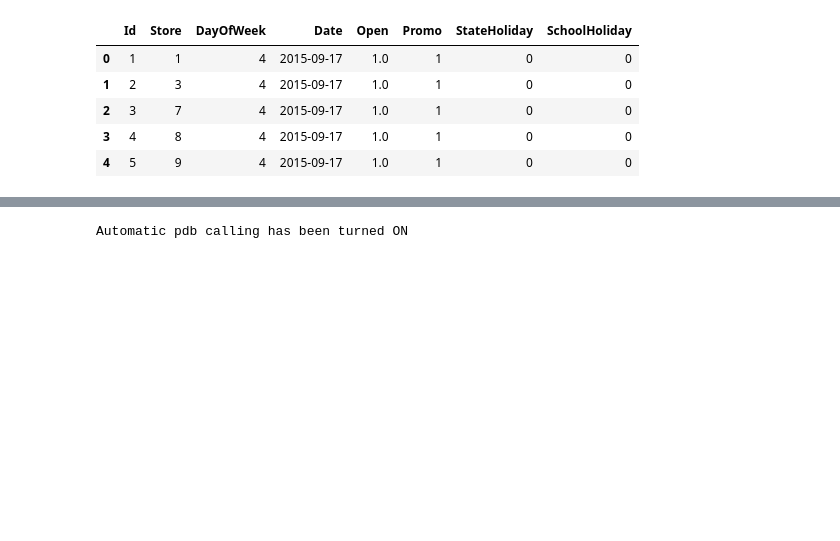
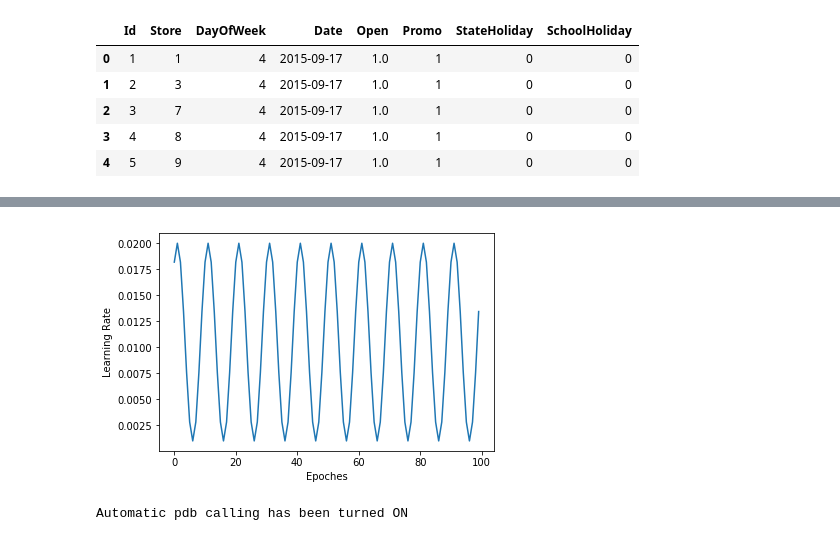
Before and after one commit to 7kbird/learning_notes, a Jupyter notebook: fast_ai/deeplearning/lesson14_rossman.ipynb, the cells around one changed output, grey strips where cells are left out. Cells and saved outputs as stored; diff of their text form; code cells hidden in the pictures; blank space fills up the shorter version.

```diff
--- a/fast_ai/deeplearning/lesson14_rossman.ipynb
+++ b/fast_ai/deeplearning/lesson14_rossman.ipynb
@@ -439,6 +439,8 @@ with open(os.path.join(data_root, 'train_processed.pkl'), 'wb') as f:
     pickle.dump(train_processed, f)
 with open(os.path.join(data_root, 'test_processed.pkl'), 'wb') as f:
     pickle.dump(test_processed, f)
+with open(os.path.join(data_root, 'total_processed.pkl'), 'wb') as f:
+    pickle.dump(total_processed, f)
 # %%
 import pickle
 
@@ -446,6 +448,8 @@ with open(os.path.join(data_root, 'train_processed.pkl'), 'rb') as f:
     train_processed = pickle.load(f)
 with open(os.path.join(data_root, 'test_processed.pkl'), 'rb') as f:
     test_processed = pickle.load(f)
+with open(os.path.join(data_root, 'total_processed.pkl'), 'rb') as f:
+    total_processed = pickle.load(f)
 # %%
 from sklearn_pandas import DataFrameMapper
 from sklearn.preprocessing import LabelEncoder, Imputer, StandardScaler
@@ -739,16 +749,16 @@ import time
 
 
 class Learner(object):
-    def __init__(self, model, opt, criterion, dataloader, valid_loader, metrics={}, device=torch.device('cuda')):
-        self.model, self.opt, self.criterion, self.dataloader, self.valid_loader, self.metrics, self.device = \
-            model, opt, criterion, dataloader, valid_loader, metrics, device
-        self.last_epoch = 0
+    def __init__(self, model, opt, criterion, dataloader, valid_loader, scheduler=None, metrics={}, device=torch.device('cuda')):
+        self.model, self.opt, self.criterion, self.dataloader, self.valid_loader, self.scheduler, self.metrics, self.device = \
+            model, opt, criterion, dataloader, valid_loader, scheduler, metrics, device
+        self.last_epoch = -1
 
     def train(self, epoches):
-        opt, criterion, dataloader, valid_loader = self.opt, self.criterion, self.dataloader, self.valid_loader
+        opt, criterion, dataloader, valid_loader, scheduler = self.opt, self.criterion, self.dataloader, self.valid_loader, self.scheduler
         model = self.model.to(self.device)
         use_numeric = len(dataloader.dataset.tensors) > 2
-        start_epoch = self.last_epoch
+        start_epoch = self.last_epoch + 1
         for ep in range(start_epoch, epoches):
             bar = tqdm(total=len(dataloader) + len(valid_loader), desc='Ep {}'.format(ep + 1))
             train_loss_sum = 0
@@ -793,6 +803,8 @@ class Learner(object):
             bar.set_postfix(**bar_dic)
             bar.close()
             self.last_epoch = ep
+            if scheduler:
+                scheduler.step()
 
     def _forward(self, data, use_numeric):
         device = self.device
@@ -830,6 +842,8 @@ class RMSEP(object):
         self.sum = 0
         self.n = 0
 
-learner = Learner(model, torch.optim.Adam(model.parameters()), nn.L1Loss(), dataloader, valid_loader=val_dataloader,
-                  metrics={'rmsep': RMSEP(use_log=False)})
+optimizer = torch.optim.Adam(model.parameters(), lr=0.002)
+scheduler = torch.optim.lr_scheduler.CosineAnnealingLR(optimizer, 5, 0.001)
+learner = Learner(model, optimizer, nn.L1Loss(), dataloader, valid_loader=val_dataloader,
+                  metrics={'rmsep': RMSEP(use_log=False)}, scheduler=scheduler)
 # %%
@@ -843,3 +865,23 @@ learner.train(epoches=5)
+# %%
+from matplotlib import pyplot as plt
+
+def plot_sheduler(scheduler, min_lr=1e-10, max_ep=100):
+    lrs = []
+    for ep in range(max_ep):
+        assert len(scheduler.get_lr()) == 1
+        lr = scheduler.get_lr()[0]
+        lrs.append(lr)
+        if lr < min_lr:
+            break
+        scheduler.step()
+    plt.plot(lrs)
+    plt.xlabel('Epoches')
+    plt.ylabel('Learning Rate')
+    plt.show()
+# %%
+plot_sheduler(torch.optim.lr_scheduler.CosineAnnealingLR(torch.optim.Adam(model.parameters(), lr=0.02), 5, 0.001, -1))
+# %% [output]
+[figure, added]
 # %%
 %pdb
 # %% [output]
```
Also changed, not shown: parts of 9 cells of this notebook.
